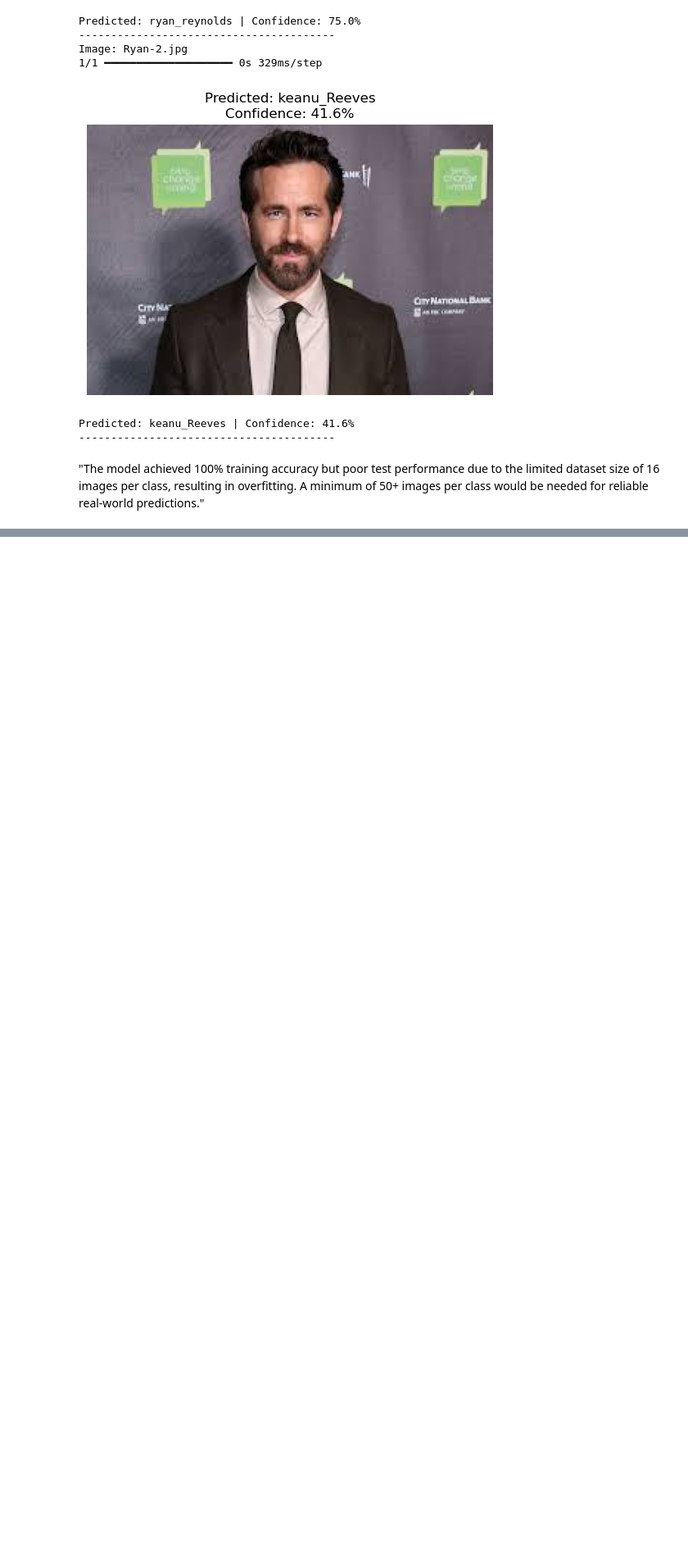
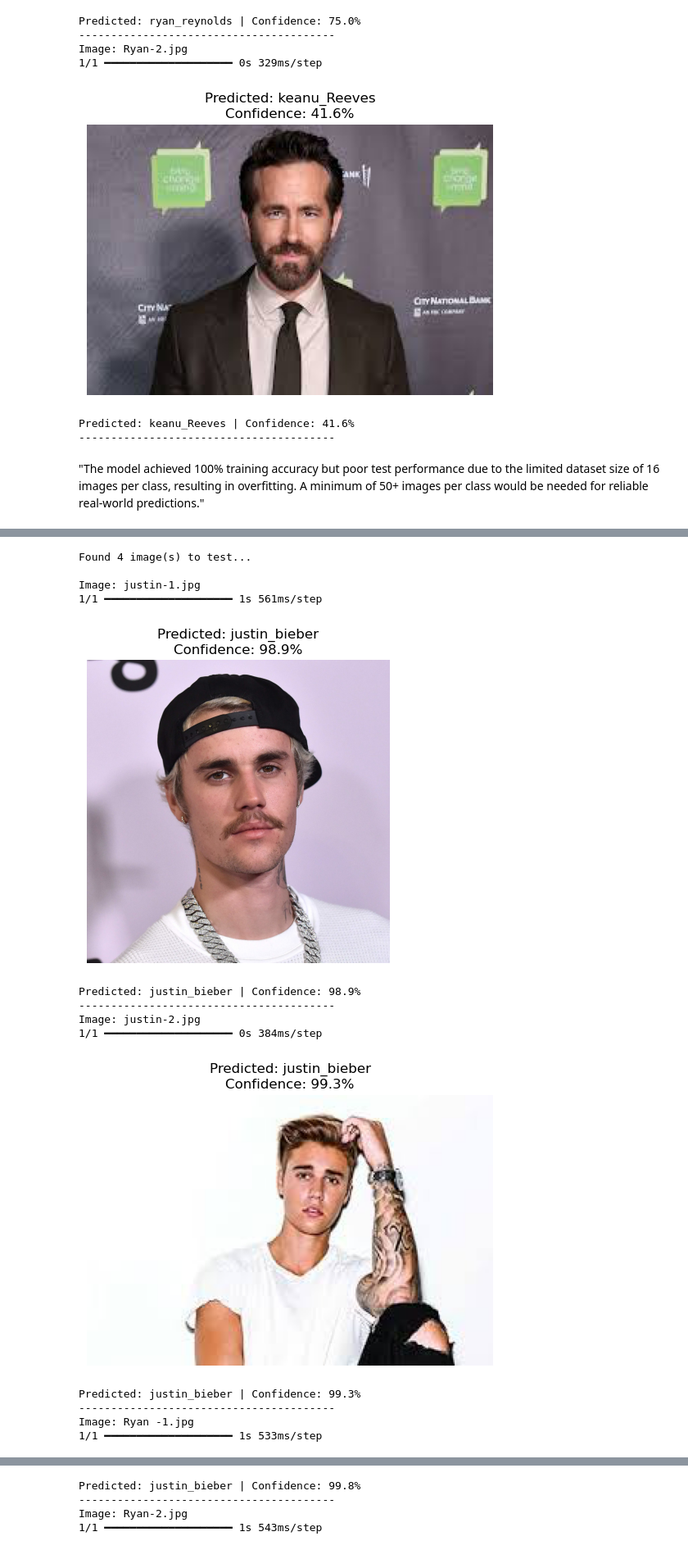
Before and after one commit to Aishusrinath/AML-Assignment-2, a Jupyter notebook: jupyter_code.ipynb, the cells around one changed output, grey strips where cells are left out. Shown at 82% size. Saved outputs shown, nothing was run; the diff lists cells and outputs as text; code cells hidden in the pictures; blank space fills up the shorter version.

```diff
--- a/jupyter_code.ipynb
+++ b/jupyter_code.ipynb
@@ -418,0 +690,36 @@ Predicted: keanu_Reeves | Confidence: 41.6%
+# %%
+import os
+
+test_folder = "test_images/"
+
+# Create folder if it doesn't exist
+os.makedirs(test_folder, exist_ok=True)
+
+image_files = [f for f in os.listdir(test_folder)
+               if f.lower().endswith(('.jpg', '.jpeg', '.png'))]
+
+if len(image_files) == 0:
+    print("No images found in test_images/ folder.")
+    print("Please add some test images and re-run this cell.")
+else:
+    print(f"Found {len(image_files)} image(s) to test...\n")
+    for filename in image_files:
+        img_path = os.path.join(test_folder, filename)
+        print(f"Image: {filename}")
+        predict_personality(img_path)
+        print("-" * 40)
+# %% [output]
+Found 4 image(s) to test...
+
+Image: justin-1.jpg
+1/1 ━━━━━━━━━━━━━━━━━━━━ 1s 561ms/step
+[figure, added]
+Predicted: justin_bieber | Confidence: 98.9%
+----------------------------------------
+Image: justin-2.jpg
+1/1 ━━━━━━━━━━━━━━━━━━━━ 0s 384ms/step
+[figure, added]
+Predicted: justin_bieber | Confidence: 99.3%
+----------------------------------------
+Image: Ryan -1.jpg
+1/1 ━━━━━━━━━━━━━━━━━━━━ 1s 533ms/step
@@ -418,0 +727,4 @@ Predicted: keanu_Reeves | Confidence: 41.6%
+Predicted: justin_bieber | Confidence: 99.8%
+----------------------------------------
+Image: Ryan-2.jpg
+1/1 ━━━━━━━━━━━━━━━━━━━━ 1s 543ms/step
```
Also changed, not shown: parts of 17 cells of this notebook, 1 other file.
